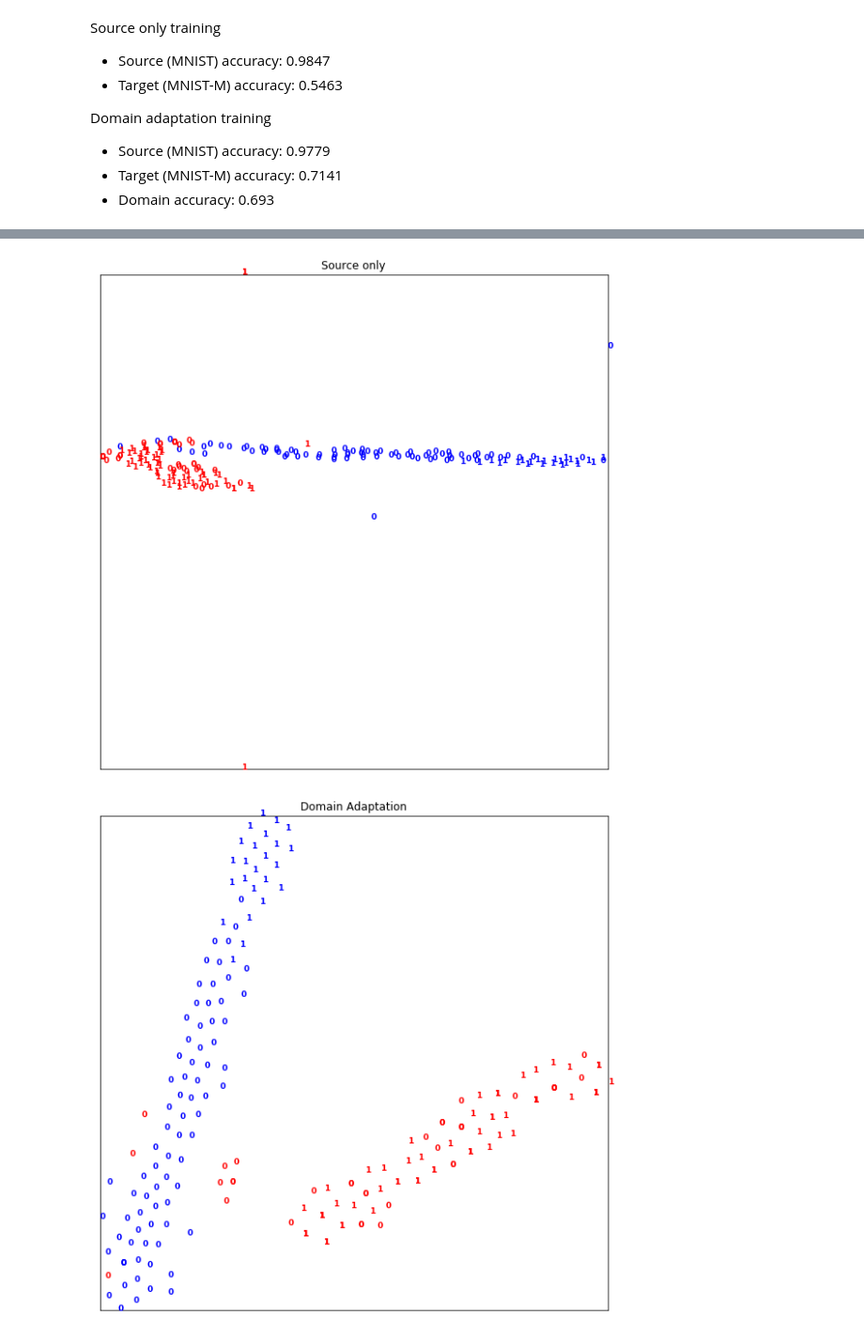
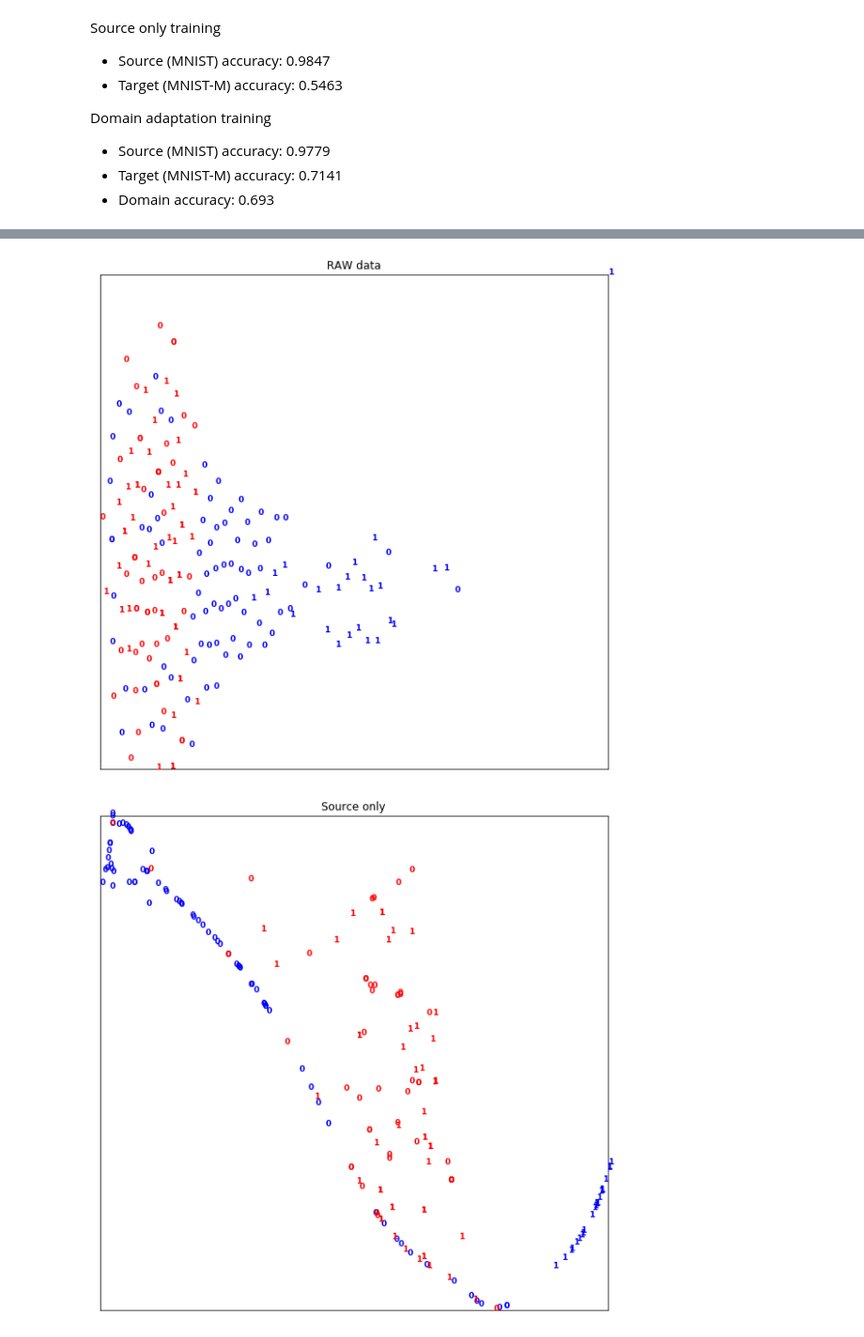
Before and after one commit to owen198/kslab-tf-dann, a Jupyter notebook: source_ets_target_chkb-Owen.ipynb, the cells around one changed output, grey strips where cells are left out. Shown at 94% size. Saved outputs shown, nothing was run; the diff lists cells and outputs as text; code cells hidden in the pictures.

```diff
--- a/source_ets_target_chkb-Owen.ipynb
+++ b/source_ets_target_chkb-Owen.ipynb
@@ -278,14 +279,15 @@ Domain adaptation training
 + Target (MNIST-M) accuracy: 0.7141
 + Domain accuracy: 0.693
 # %%
-num_batches=5000
+num_batches=10000
 grad_scale=0.2
+verbose=False
 
 print '\nSource only training'
 source_acc, target_acc, _, source_only_emb = train_and_evaluate(sess,
                                                'pred_train_op',
                                                'pred_loss',
-                                               verbose=False,
+                                               verbose=verbose,
                                                model='source',
                                                grad_scale=grad_scale,
                                                num_batches=num_batches)
@@ -294,10 +296,10 @@ print 'Target (College) accuracy: (Apply source model to target)', target_acc
 
 
 print '\nTarget only training'
-source_acc, target_acc, _, source_only_emb = train_and_evaluate(sess,
+source_acc, target_acc, _, target_only_emb = train_and_evaluate(sess,
                                                'pred_train_op',
                                                'pred_loss',
-                                               verbose=False,
+                                               verbose=verbose,
                                                model='target',
                                                grad_scale=grad_scale,
                                                num_batches=num_batches)
@@ -308,14 +310,15 @@ print '\nDomain adaptation training'
 source_acc, target_acc, d_acc, dann_emb = train_and_evaluate(sess,
                                                    'dann_train_op',
                                                    'total_loss',
-                                                   verbose=False,
+                                                   verbose=verbose,
                                                    model='dann',
                                                    grad_scale=grad_scale,
                                                    num_batches=num_batches)
 
 print 'Source (Senior) accuracy (Apply domain model to source):', source_acc
 print 'Target (College) accuracy (Apply domain model to target):', target_acc
-print 'Domain classification accuracy:', d_acc
+
+print '\nDomain classification accuracy:', d_acc
 # %% [output]
 Source only training
 Source (Senior) accuracy: (Apply source model to source) 1.0
@@ -332,19 +336,34 @@ Domain classification accuracy: 0.865
 # %%
-from sklearn.manifold import TSNE
+n_iter=1500
+perplexity=100
 
-tsne = TSNE(perplexity=30, n_components=2, init='pca', n_iter=10000)
+tsne = TSNE(perplexity=perplexity, n_components=2, init='pca', n_iter=n_iter)
+source_only_tsne = tsne.fit_transform(combined_test_data)
+plot_embedding(source_only_tsne,
+               combined_test_labels,
+               combined_test_domain.argmax(1),
+               'RAW data')
+
+tsne = TSNE(perplexity=perplexity, n_components=2, init='pca', n_iter=n_iter)
 source_only_tsne = tsne.fit_transform(source_only_emb)
 plot_embedding(source_only_tsne,
                combined_test_labels,
                combined_test_domain.argmax(1),
                'Source only')
 
-tsne = TSNE(perplexity=30, n_components=2, init='pca', n_iter=10000)
+tsne = TSNE(perplexity=perplexity, n_components=2, init='pca', n_iter=n_iter)
+target_only_tsne = tsne.fit_transform(target_only_emb)
+plot_embedding(target_only_tsne,
+               combined_test_labels,
+               combined_test_domain.argmax(1),
+               'Target only')
+
+tsne = TSNE(perplexity=perplexity, n_components=2, init='pca', n_iter=n_iter)
 dann_tsne = tsne.fit_transform(dann_emb)
 plot_embedding(dann_tsne,
                combined_test_labels,
                combined_test_domain.argmax(1),
                'Domain Adaptation')
 # %% [output]
-[figure, old version]
+[figure, new version]
-[figure, old version]
+[figure, new version]
```
Also changed, not shown: parts of 10 cells of this notebook.
